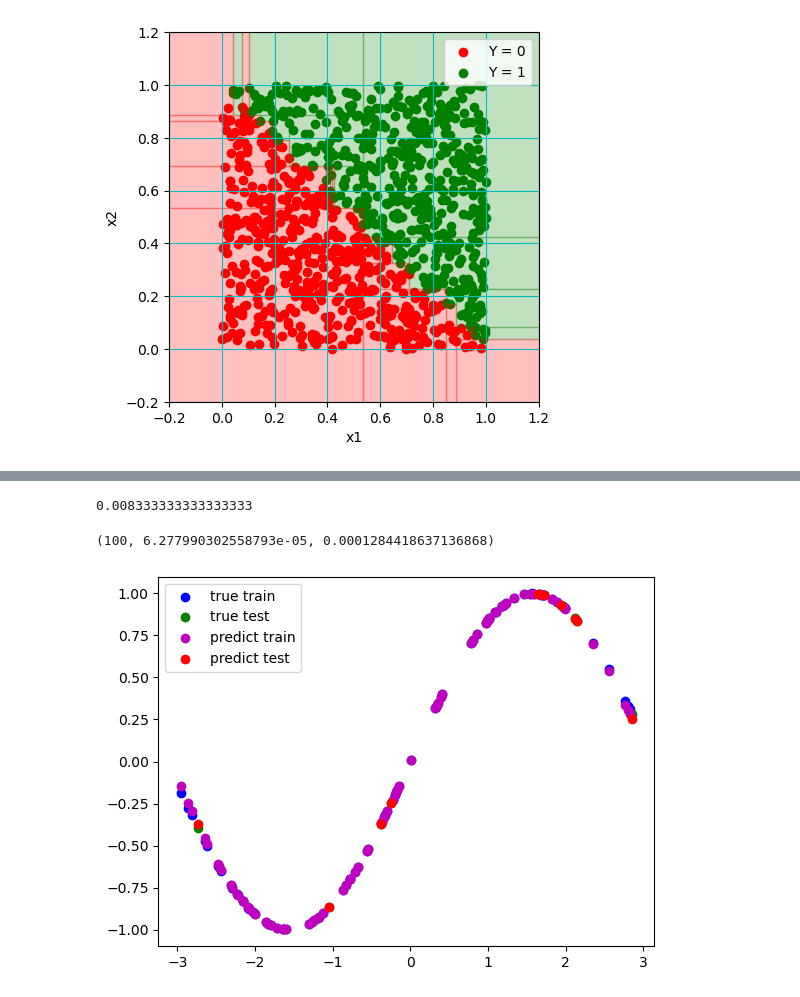
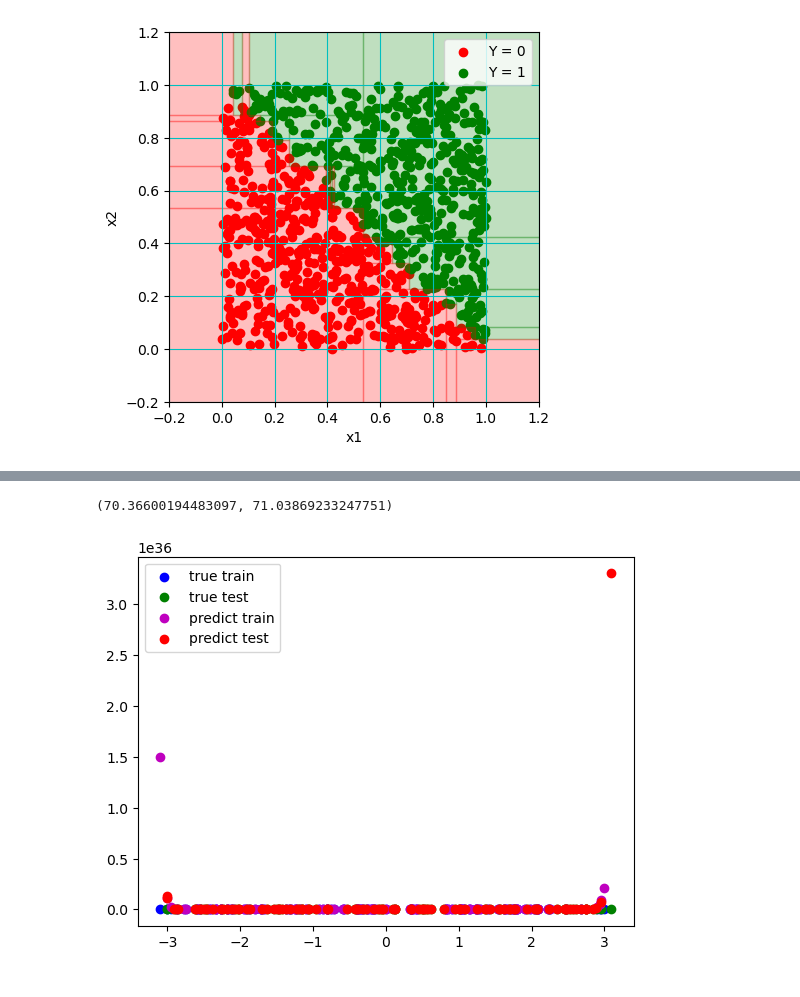
Before and after one commit to pao214/cs760_hw2, a Jupyter notebook: code/hw2.ipynb, the cells around one changed output, grey strips where cells are left out. Saved outputs shown, nothing was run; the diff lists cells and outputs as text; code cells hidden in the pictures.

Commit message:
Problem 4 revisited

```diff
--- a/code/hw2.ipynb
+++ b/code/hw2.ipynb
@@ -539,36 +539,34 @@ n=8192, tree_size=247, errn=0.008
-# %%
-1/120
-# %% [output]
-0.008333333333333333
+# %%
+## Problem 4
+
+rng = np.random.default_rng(seed=42)
+x_train_clean = rng.uniform(-np.pi, np.pi, size=100)
+x_test = rng.uniform(-np.pi, np.pi, size=100)
+y_test = np.sin(x_test)
 # %%
 ## Problem 4
 
 # No noise setting
-# Pick 100 points in [-3, 3)
-rng = np.random.default_rng(seed=42)
-x = rng.uniform(-3, 3, size=100)
-rng.shuffle(x)
 
-trlen = int(0.9 * len(x))
-x_train = x[:trlen]
-x_test = x[trlen:]
+# Compute x and y for training
+x_train = x_train_clean.copy()
 y_train = np.sin(x_train)
-y_test = np.sin(x_test)
 
+# Fit using lagrange polynomial method
 poly = lagrange(x_train, y_train)
-poly = Polynomial(poly.coef[:-9:-1])
 
+# Plot the data
 plt.scatter(x_train, y_train, c='b', label='true train')
 plt.scatter(x_test, y_test, c='g', label='true test')
 plt.scatter(x_train, poly(x_train), c='m', label='predict train')
 plt.scatter(x_test, poly(x_test), c='r', label='predict test')
 
 plt.legend()
 
-train_error = np.mean((y_train - poly(x_train))**2)
-test_error = np.mean((y_test - poly(x_test))**2)
-len(x), train_error, test_error
+train_error = np.log10(np.mean((y_train - poly(x_train))**2))
+test_error = np.log10(np.mean((y_test - poly(x_test))**2))
+train_error, test_error
 # %% [output]
-(100, 6.277990302558793e-05, 0.0001284418637136868)
+(70.36600194483097, 71.03869233247751)
-[figure, old version]
+[figure, new version]
 # %%
```
Also changed, not shown: parts of 8 cells of this notebook, 8 other files.
